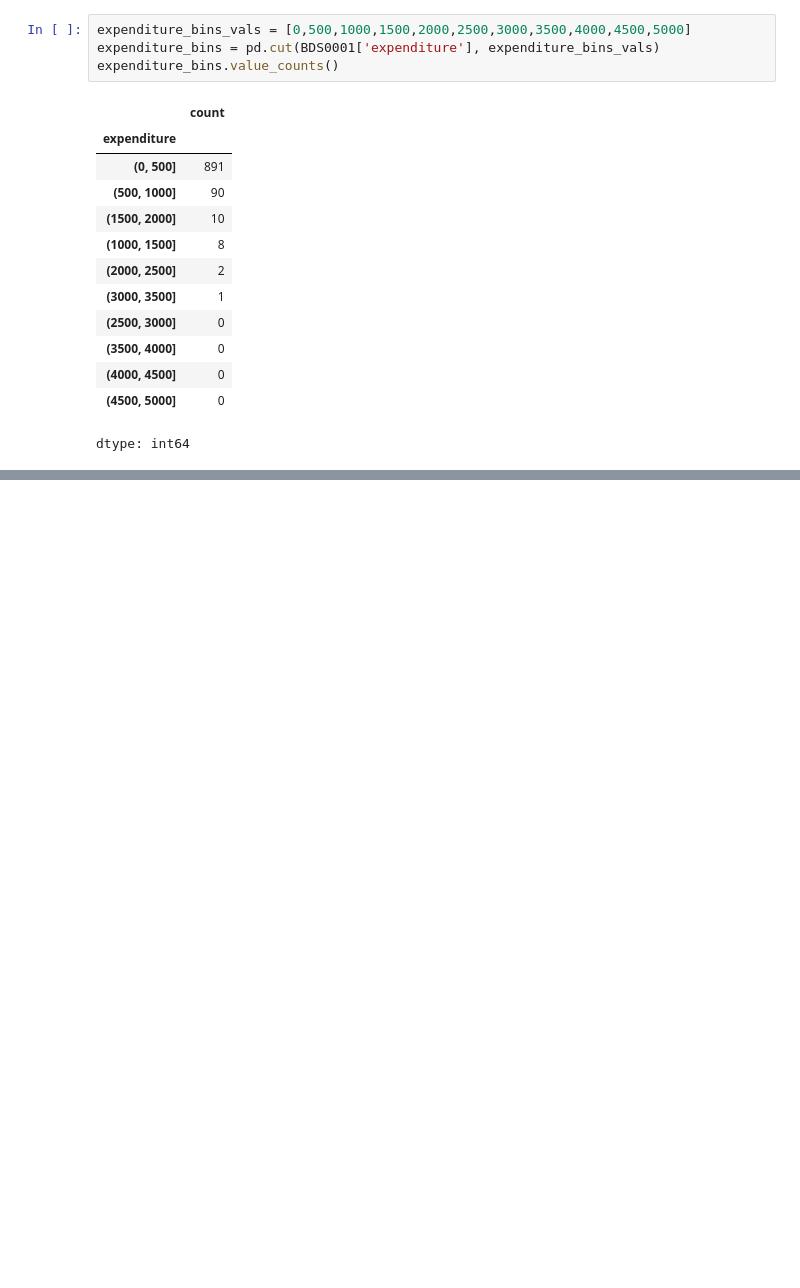
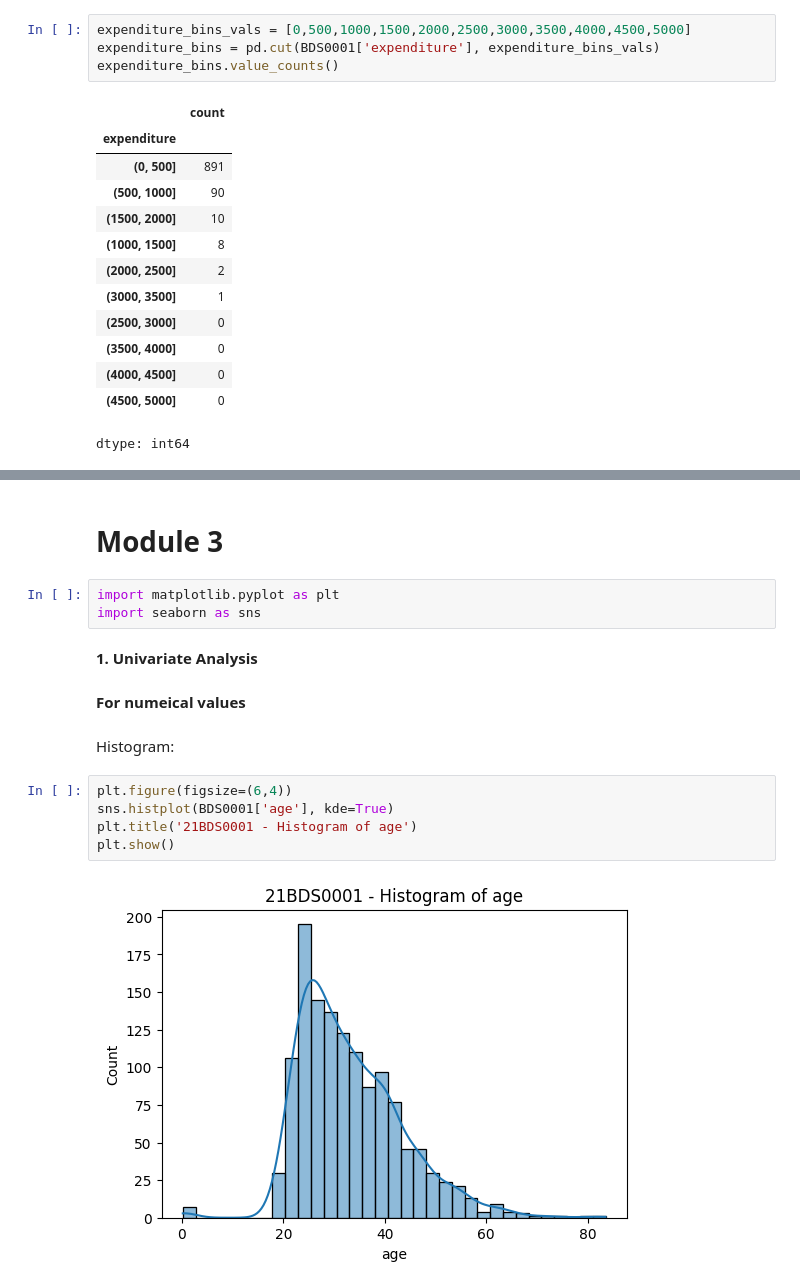
Before and after one commit to mukund-n/EDA---DA---21BDS0001, a Jupyter notebook: EDA_21BDS0001.ipynb, the cells around one changed output, grey strips where cells are left out. Drawn from its saved outputs; the diff is of its cells as text; blank space fills up the shorter version.

```diff
--- a/EDA_21BDS0001.ipynb
+++ b/EDA_21BDS0001.ipynb
@@ -194,0 +228,18 @@ dtype: int64
+# %% [markdown]
+# Module 3
+# %%
+import matplotlib.pyplot as plt
+import seaborn as sns
+# %% [markdown]
+**1. Univariate Analysis**
+# %% [markdown]
+**For numeical values**
+# %% [markdown]
+Histogram:
+# %%
+plt.figure(figsize=(6,4))
+sns.histplot(BDS0001['age'], kde=True)
+plt.title('21BDS0001 - Histogram of age')
+plt.show()
+# %% [output]
+[figure, added]
```
Also changed, not shown: parts of 23 cells of this notebook.
